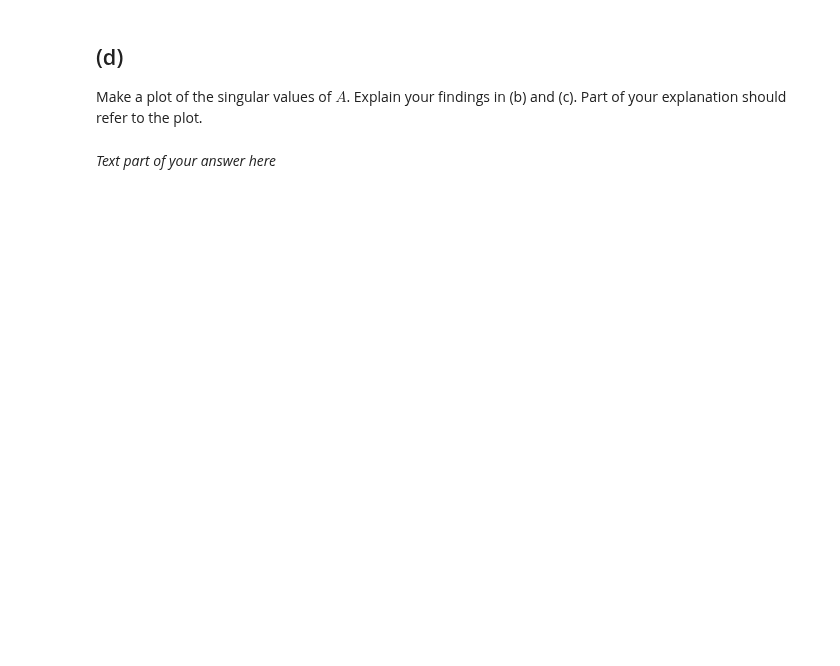
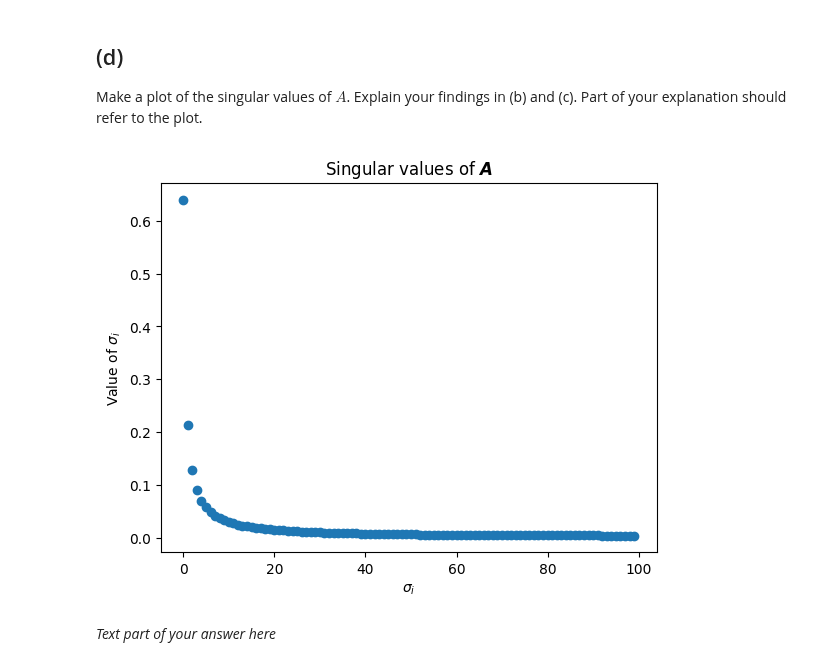
Before and after one commit to pluumenbrownie/numalgos, a Jupyter notebook: hw2.ipynb, the cells around one changed output. Drawn from its saved outputs; the diff is of its cells as text; code cells hidden in the pictures; blank space fills up the shorter version.

```diff
--- a/hw2.ipynb
+++ b/hw2.ipynb
@@ -276,5 +277,14 @@ plt.show()
 ## (d)
 
 Make a plot of the singular values of $A$. Explain your findings in (b) and (c). Part of your explanation should refer to the plot.
+# %%
+plt.plot(S, "o")
+
+plt.xlabel("$\\sigma_i$")
+plt.ylabel("Value of $\\sigma_i$")
+plt.title("Singular values of $\\mathbfit{A}$")
+plt.show()
+# %% [output]
+[figure, added]
 # %% [markdown]
 *Text part of your answer here*
```
Also changed, not shown: parts of 3 cells of this notebook.
